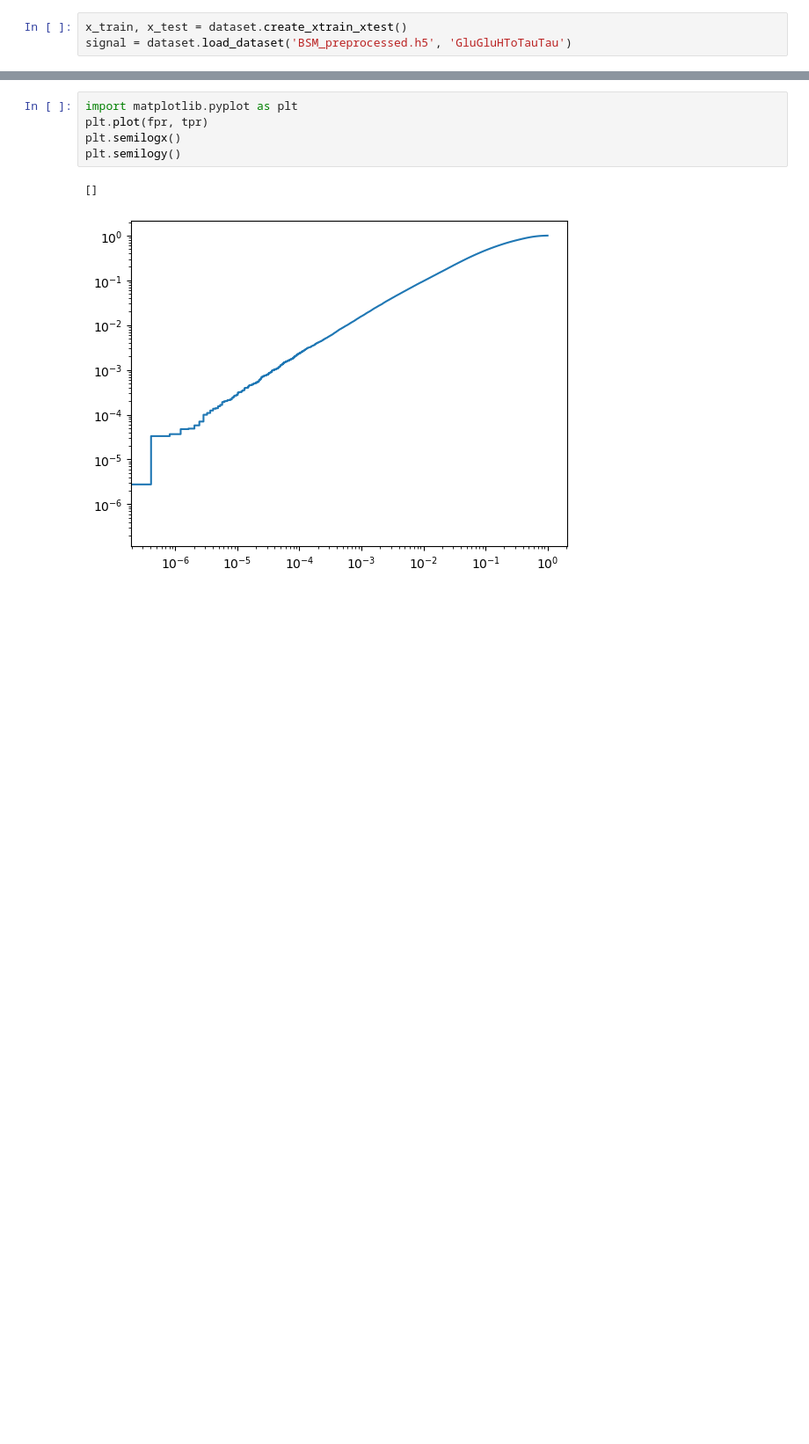
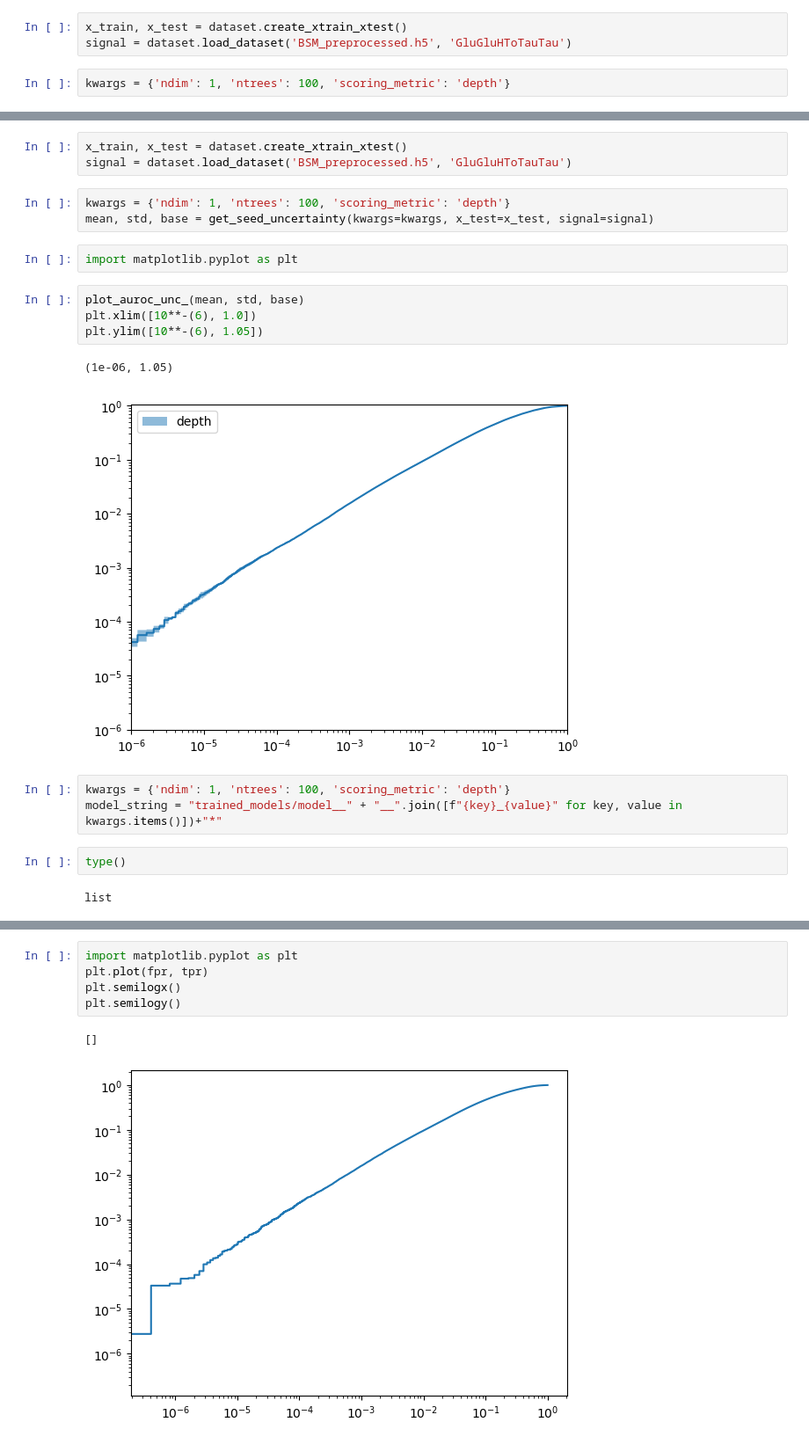
Before and after one commit to jprendi/thesis, a Jupyter notebook: playground.ipynb, the cells around one changed output, grey strips where cells are left out. Shown at 88% size. Saved outputs shown, nothing was run; the diff lists cells and outputs as text; blank space fills up the shorter version.

Commit message:
just uploading this already now in case i delete things accidentally. its me trying to determine the uncertainty of the models in an elegant way !

```diff
--- a/playground.ipynb
+++ b/playground.ipynb
@@ -4,3 +8,5 @@ from scripts import dataset, scans, metrics
 # %%
 x_train, x_test = dataset.create_xtrain_xtest()
 signal = dataset.load_dataset('BSM_preprocessed.h5', 'GluGluHToTauTau')
+# %%
+kwargs = {'ndim': 1, 'ntrees': 100, 'scoring_metric': 'depth'}
@@ -6,0 +51,22 @@ signal = dataset.load_dataset('BSM_preprocessed.h5', 'GluGluHToTauTau')
+# %%
+x_train, x_test = dataset.create_xtrain_xtest()
+signal = dataset.load_dataset('BSM_preprocessed.h5', 'GluGluHToTauTau')
+# %%
+kwargs = {'ndim': 1, 'ntrees': 100, 'scoring_metric': 'depth'}
+mean, std, base = get_seed_uncertainty(kwargs=kwargs, x_test=x_test, signal=signal)
+# %%
+import matplotlib.pyplot as plt
+# %%
+plot_auroc_unc_(mean, std, base)
+plt.xlim([10**-(6), 1.0])
+plt.ylim([10**-(6), 1.05])
+# %% [output]
+(1e-06, 1.05)
+[figure, added]
+# %%
+kwargs = {'ndim': 1, 'ntrees': 100, 'scoring_metric': 'depth'}
+model_string = "trained_models/model__" + "__".join([f"{key}_{value}" for key, value in kwargs.items()])+"*"
+# %%
+type()
+# %% [output]
+list
```
Also changed, not shown: parts of 45 cells of this notebook, 1 other file.
